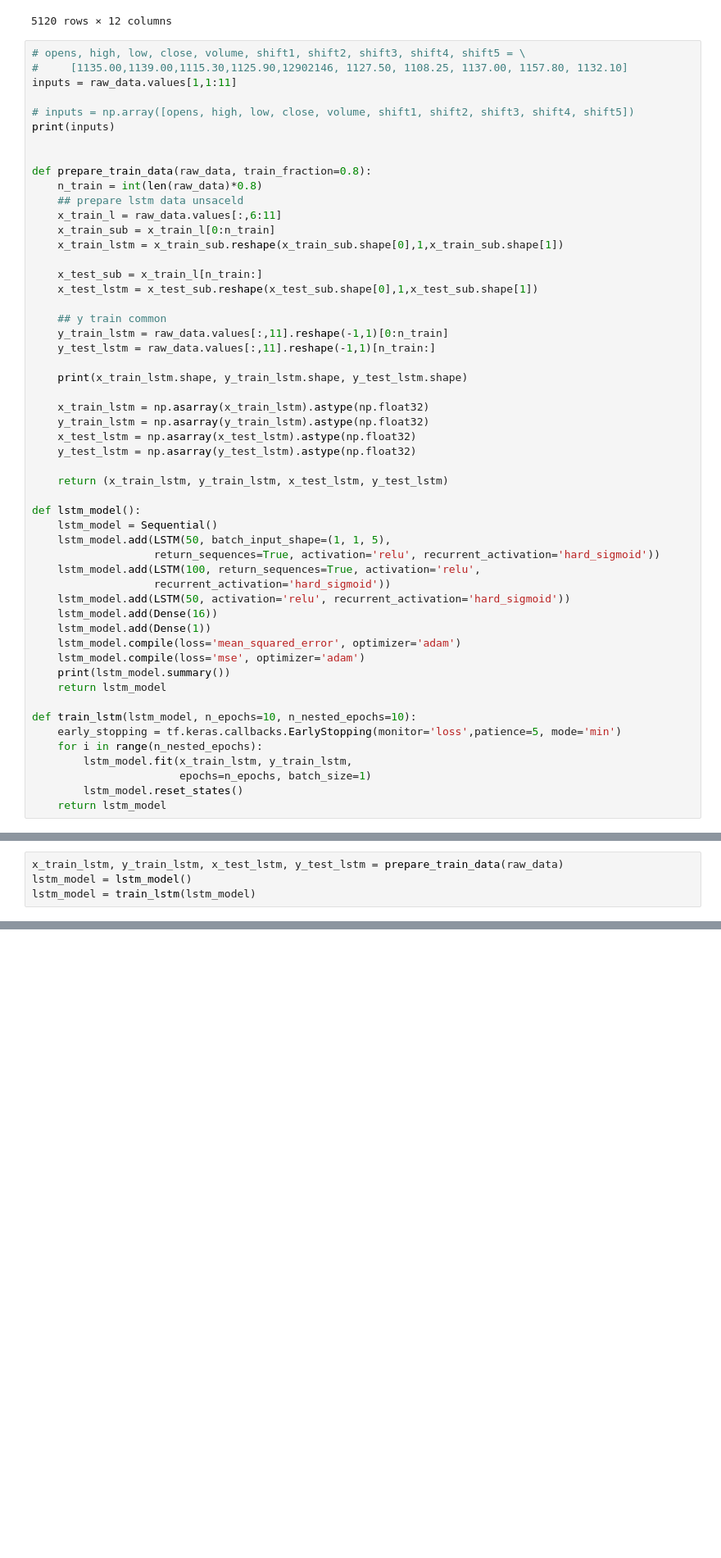
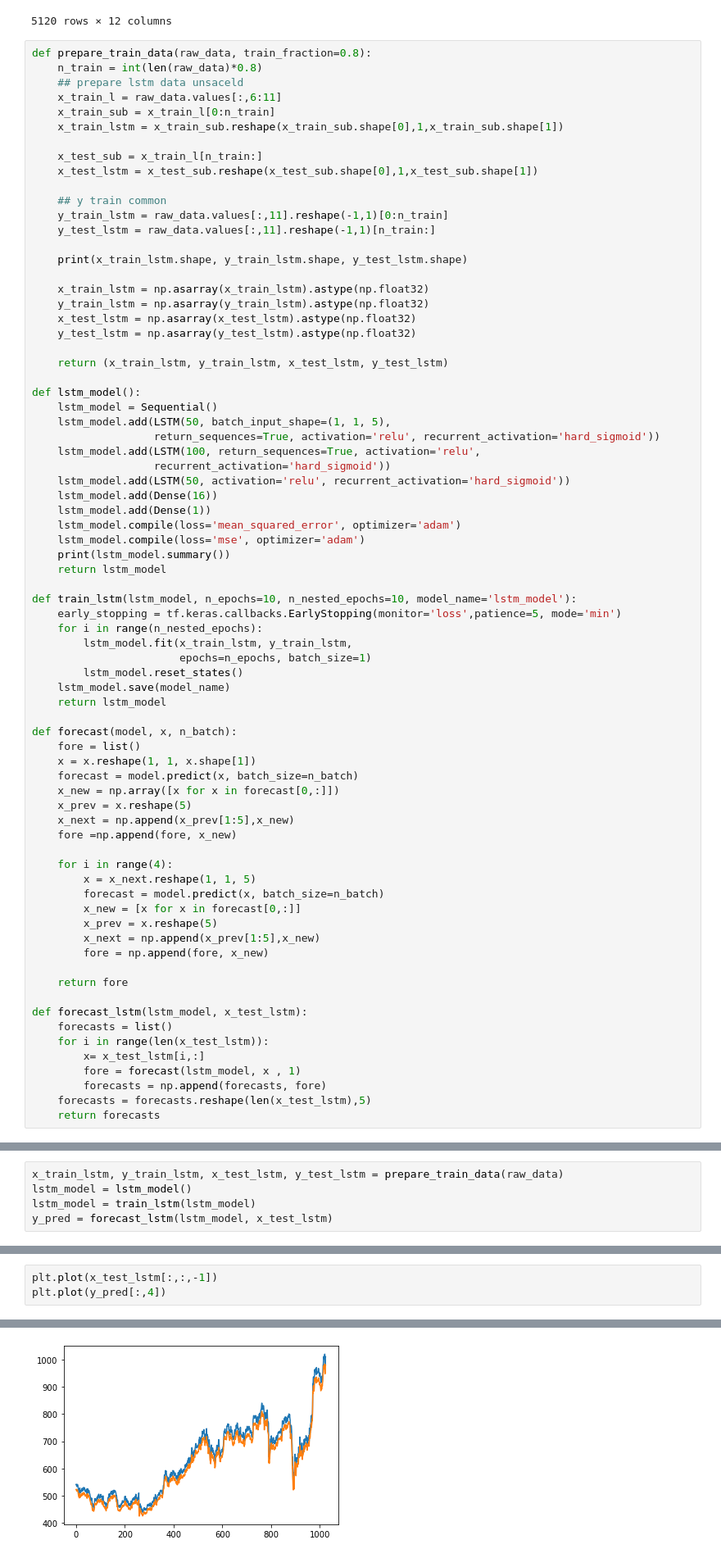
Before and after one commit to akki2503/Stock_market_predicting_dashboard, a Jupyter notebook: try_2.ipynb, the cells around one changed output, grey strips where cells are left out. Shown at 82% size. Drawn from its saved outputs; the diff is of its cells as text; blank space fills up the shorter version.

Commit message:
added lstm model

```diff
--- a/try_2.ipynb
+++ b/try_2.ipynb
@@ -145,14 +145,6 @@ raw_data
 | 5193 | 2020-10-06 | 1055.000000 | 1060.000000 | 1031.349976 | 1055.750000 | 9090819.0 | 1048.699951 | 1017.650024 | ... |
 5120 rows × 12 columns
 # %%
-# opens, high, low, close, volume, shift1, shift2, shift3, shift4, shift5 = \
-#     [1135.00,1139.00,1115.30,1125.90,12902146, 1127.50, 1108.25, 1137.00, 1157.80, 1132.10]
-inputs = raw_data.values[1,1:11]
-
-# inputs = np.array([opens, high, low, close, volume, shift1, shift2, shift3, shift4, shift5])
-print(inputs)
-
-
 def prepare_train_data(raw_data, train_fraction=0.8):
     n_train = int(len(raw_data)*0.8)
     ## prepare lstm data unsaceld
@@ -190,10 +182,39 @@ def lstm_model():
     print(lstm_model.summary())
     return lstm_model
 
-def train_lstm(lstm_model, n_epochs=10, n_nested_epochs=10):
+def train_lstm(lstm_model, n_epochs=10, n_nested_epochs=10, model_name='lstm_model'):
     early_stopping = tf.keras.callbacks.EarlyStopping(monitor='loss',patience=5, mode='min')
     for i in range(n_nested_epochs):
         lstm_model.fit(x_train_lstm, y_train_lstm,
                        epochs=n_epochs, batch_size=1)
         lstm_model.reset_states()
+    lstm_model.save(model_name)
     return lstm_model
+
+def forecast(model, x, n_batch):
+    fore = list()
+    x = x.reshape(1, 1, x.shape[1])
+    forecast = model.predict(x, batch_size=n_batch)
+    x_new = np.array([x for x in forecast[0,:]])
+    x_prev = x.reshape(5)
+    x_next = np.append(x_prev[1:5],x_new)
+    fore =np.append(fore, x_new)
+
+    for i in range(4):
+        x = x_next.reshape(1, 1, 5)
+        forecast = model.predict(x, batch_size=n_batch)
+        x_new = [x for x in forecast[0,:]]
+        x_prev = x.reshape(5)
+        x_next = np.append(x_prev[1:5],x_new)
+        fore = np.append(fore, x_new)
+
+    return fore
+
+def forecast_lstm(lstm_model, x_test_lstm):
+    forecasts = list()
+    for i in range(len(x_test_lstm)):
+        x= x_test_lstm[i,:]
+        fore = forecast(lstm_model, x , 1)
+        forecasts = np.append(forecasts, fore)
+    forecasts = forecasts.reshape(len(x_test_lstm),5)
+    return forecasts
@@ -205,4 +222,5 @@ def train_lstm(lstm_model, n_epochs=10, n_nested_epochs=10):
 x_train_lstm, y_train_lstm, x_test_lstm, y_test_lstm = prepare_train_data(raw_data)
 lstm_model = lstm_model()
 lstm_model = train_lstm(lstm_model)
+y_pred = forecast_lstm(lstm_model, x_test_lstm)
 # %% [output]
@@ -259,0 +244,4 @@ y_actual = y_test_lstm
+# %%
+plt.plot(x_test_lstm[:,:,-1])
+plt.plot(y_pred[:,4])
+# %% [output]
@@ -259,0 +249 @@ y_actual = y_test_lstm
+[figure, added]
```
Also changed, not shown: parts of 6 cells of this notebook, 5 other files.
